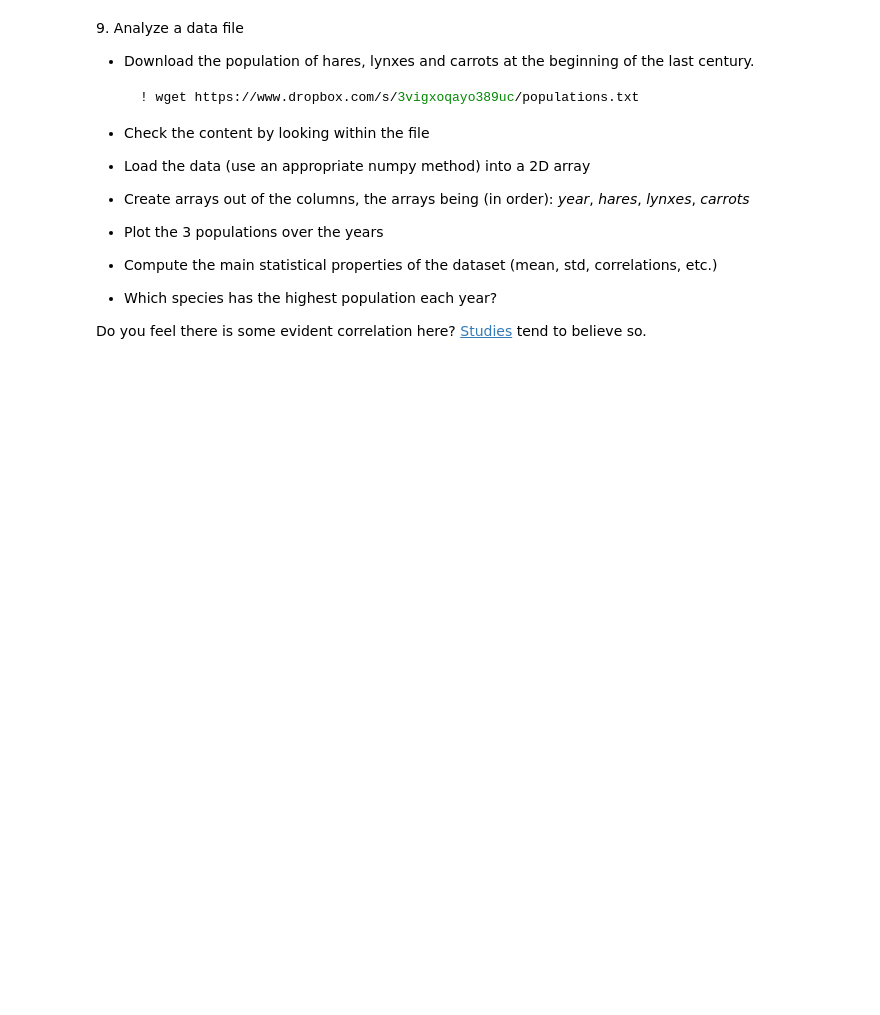
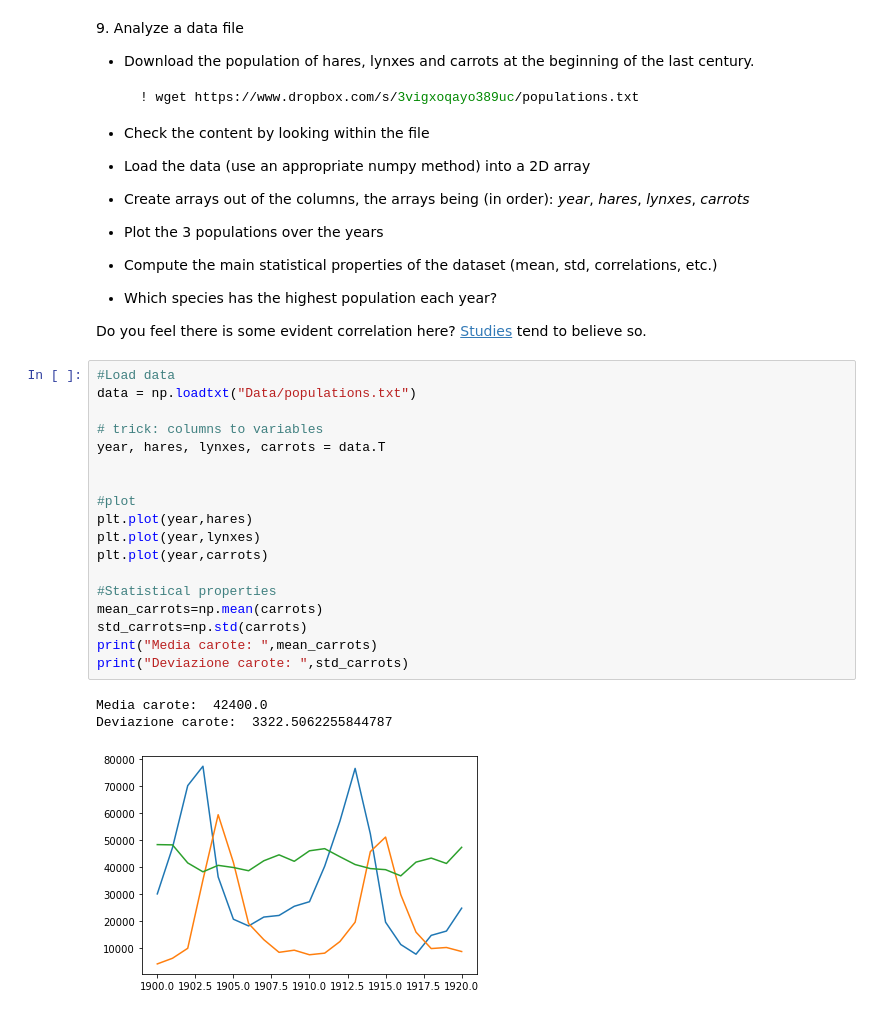
Before and after one commit to AlbertoSaretto/LaboratoryOfComputationalPhysics_Y5, a Jupyter notebook: 04ex_Numpy.ipynb, the cells around one changed output. Saved outputs shown, nothing was run; the diff lists cells and outputs as text; blank space fills up the shorter version.

```diff
--- a/04ex_Numpy.ipynb
+++ b/04ex_Numpy.ipynb
@@ -183,3 +347,25 @@ Did you get what you expected?
   * Which species has the highest population each year?
 
 Do you feel there is some evident correlation here? [Studies](https://www.enr.gov.nt.ca/en/services/lynx/lynx-snowshoe-hare-cycle) tend to believe so.
+# %%
+#Load data
+data = np.loadtxt("Data/populations.txt")
+
+# trick: columns to variables
+year, hares, lynxes, carrots = data.T
+
+
+#plot
+plt.plot(year,hares)
+plt.plot(year,lynxes)
+plt.plot(year,carrots)
+
+#Statistical properties
+mean_carrots=np.mean(carrots)
+std_carrots=np.std(carrots)
+print("Media carote: ",mean_carrots)
+print("Deviazione carote: ",std_carrots)
+# %% [output]
+Media carote:  42400.0
+Deviazione carote:  3322.5062255844787
+[figure, added]
```
Also changed, not shown: parts of 5 cells of this notebook, 1 other file.
